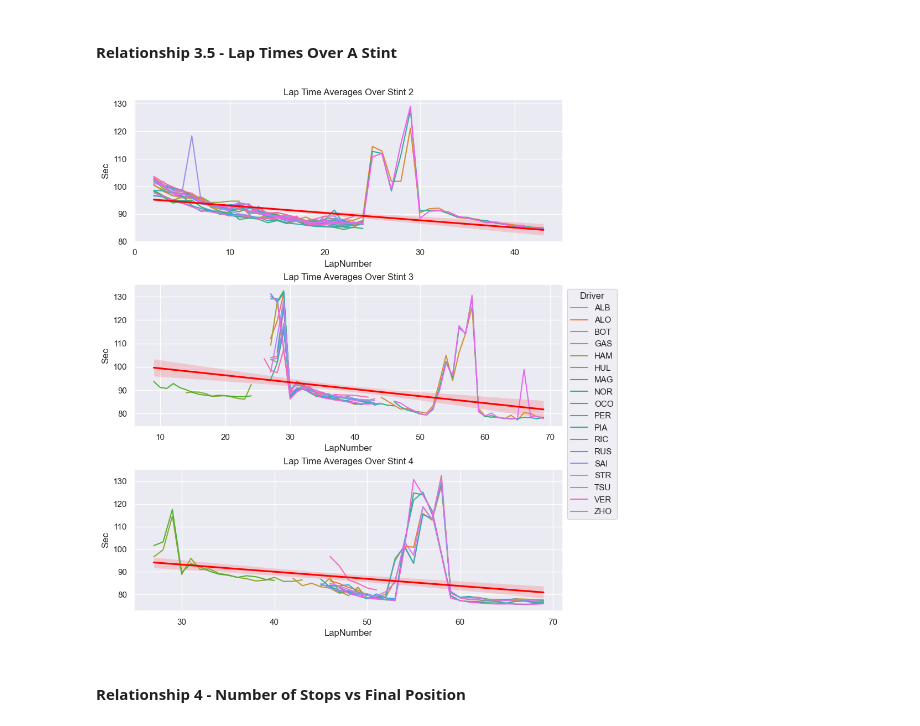
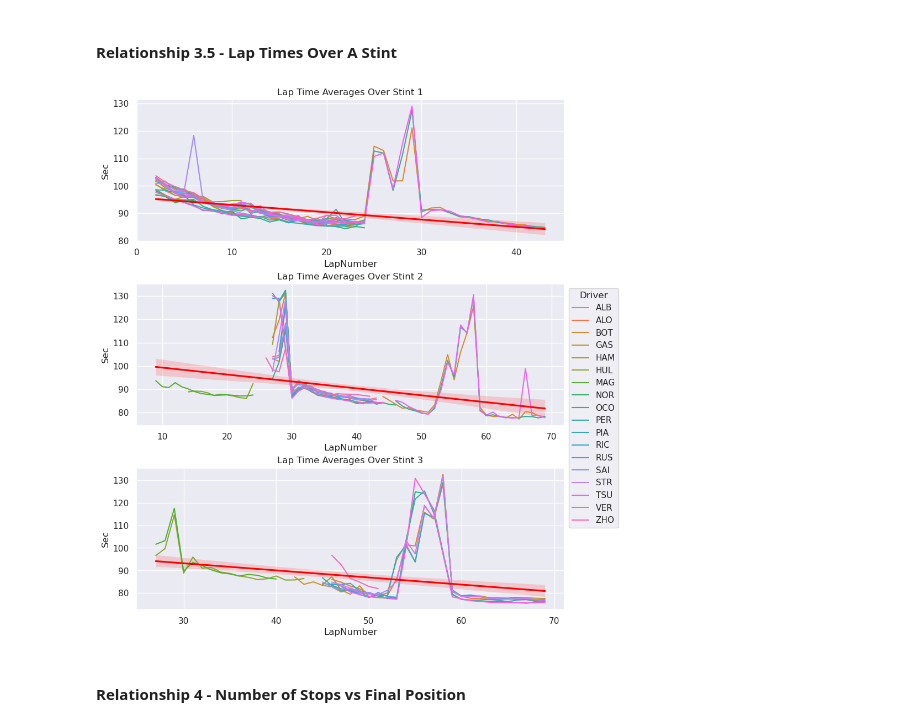
Before and after one commit to MyNameIsCalvinDavis/Data-Science, a Jupyter notebook: F1/F1.ipynb, the cells around one changed output. Cells and saved outputs as stored; diff of their text form; code cells hidden in the pictures.

```diff
--- a/F1/F1.ipynb
+++ b/F1/F1.ipynb
@@ -2029,34 +2030,34 @@ p = so.Plot(data=lapsg.sort_values("SecDelta"), x="SecDelta", y="CD", color="Sec
 # %%
 lapsg = laps[["Driver", "Sec", "LapNumber", "Stint"]]
 lapsg = lapsg[lapsg["Sec"] < lapsg["Sec"].quantile(0.99)]
 lapsg = lapsg.groupby(["Driver", "Stint"]).apply(lambda x: x.iloc[1:-1])
 fig = plt.figure(figsize=(10,12))
 gs = gridspec.GridSpec(3,1, hspace=0.30)#, right=0.48, wspace=0.05)
 ax1 = fig.add_subplot(gs[0,0])
 ax2 = fig.add_subplot(gs[1,0])
 ax3 = fig.add_subplot(gs[2,0])
 
-ax1.set_title("Lap Time Averages Over Stint 2")
-ax2.set_title("Lap Time Averages Over Stint 3")
-ax3.set_title("Lap Time Averages Over Stint 4")
+ax1.set_title("Lap Time Averages Over Stint 1")
+ax2.set_title("Lap Time Averages Over Stint 2")
+ax3.set_title("Lap Time Averages Over Stint 3")
 
 
 sns.lineplot(data=lapsg[lapsg["Stint"] == 1], y="Sec", x="LapNumber", hue="Driver", ax=ax1)
 sns.lineplot(data=lapsg[lapsg["Stint"] == 2], y="Sec", x="LapNumber", hue="Driver", ax=ax2)
 sns.lineplot(data=lapsg[lapsg["Stint"] == 3], y="Sec", x="LapNumber", hue="Driver", ax=ax3)
 
 ax1.legend_.remove()
 ax3.legend_.remove()
 
 sns.regplot(y="Sec", x="LapNumber", data=lapsg[lapsg["Stint"] == 1], ax=ax1, color="Red", scatter=False);
 sns.regplot(y="Sec", x="LapNumber", data=lapsg[lapsg["Stint"] == 2], ax=ax2, color="Red", scatter=False);
 sns.regplot(y="Sec", x="LapNumber", data=lapsg[lapsg["Stint"] == 3], ax=ax3, color="Red", scatter=False);
 
 # Need: For every stint group, kill the last lap
 # sns.move_legend(ax2, "upper left", bbox_to_anchor=(1, 0.7))
 sns.move_legend(ax2, "upper left", bbox_to_anchor=(1, 1))
 # %% [output]
-[figure, old version]
+[figure, new version]
 # %% [markdown]
 #### Relationship 4 - Number of Stops vs Final Position
 # %% [markdown]
```
Also changed, not shown: parts of 20 cells of this notebook.
